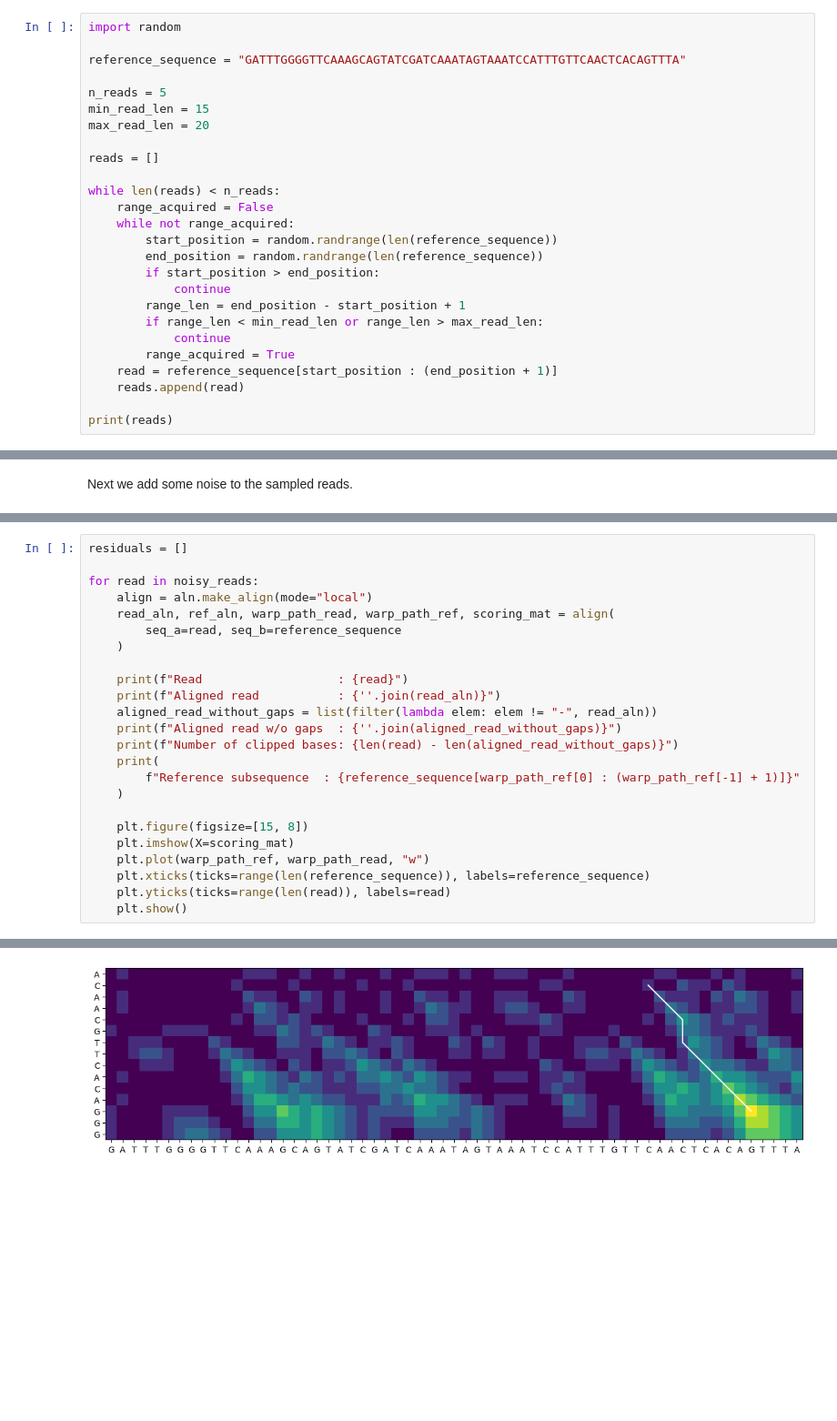
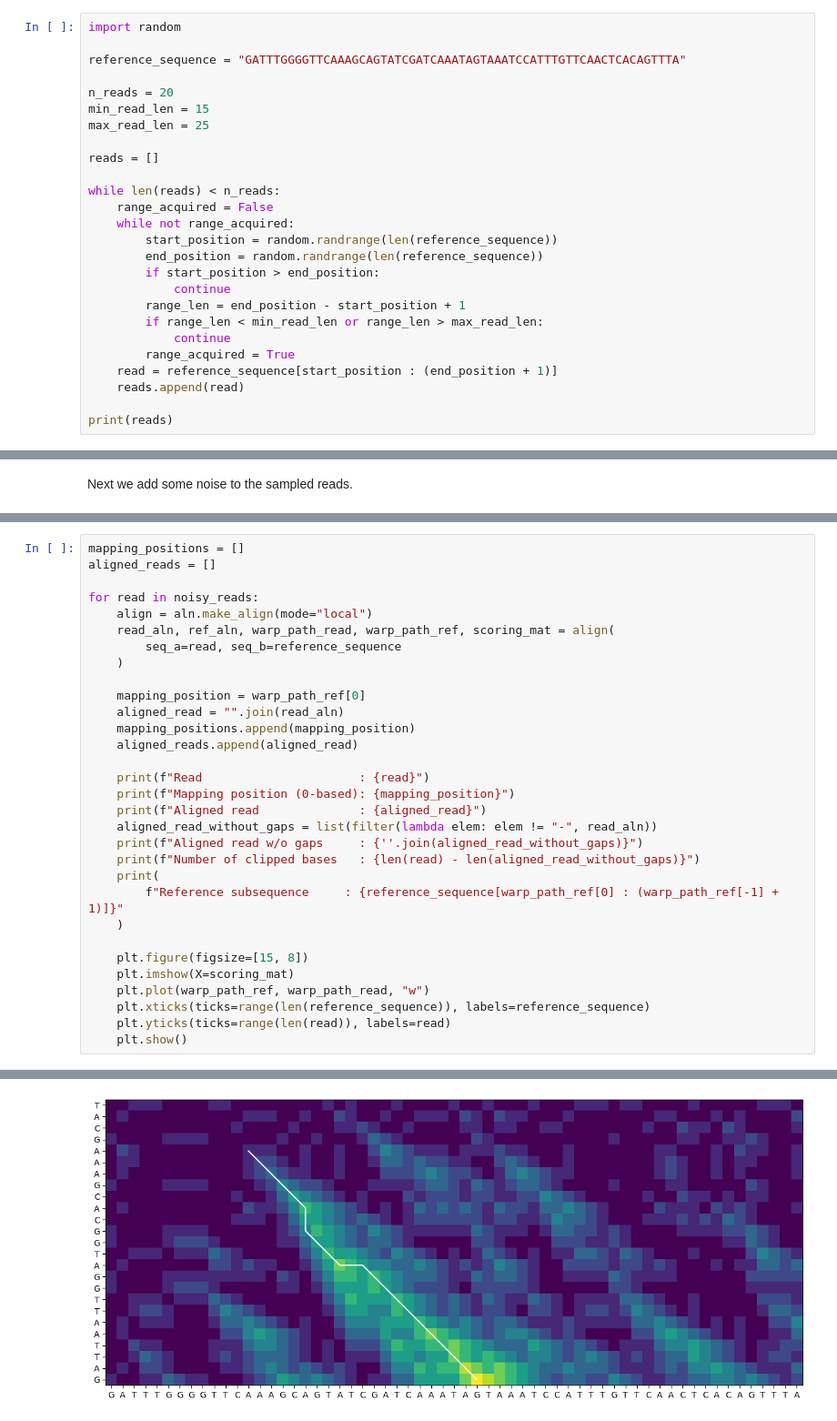
Before and after one commit to voges/amlg, a Jupyter notebook: notebooks/demos/pairwise-sequence-alignment-demo/pairwise-sequence-alignment-demo.ipynb, the cells around one changed output, grey strips where cells are left out. Shown at 91% size. Saved outputs shown, nothing was run; the diff lists cells and outputs as text; blank space fills up the shorter version.

```diff
--- a/notebooks/demos/pairwise-sequence-alignment-demo/pairwise-sequence-alignment-demo.ipynb
+++ b/notebooks/demos/pairwise-sequence-alignment-demo/pairwise-sequence-alignment-demo.ipynb
@@ -93,9 +93,9 @@ import random
 
 reference_sequence = "GATTTGGGGTTCAAAGCAGTATCGATCAAATAGTAAATCCATTTGTTCAACTCACAGTTTA"
 
-n_reads = 5
+n_reads = 20
 min_read_len = 15
-max_read_len = 20
+max_read_len = 25
 
 reads = []
 
@@ -149,5 +163,6 @@ We also compute the residual of each noisy read w.r.t. the reference sequence.
 # %%
-residuals = []
+mapping_positions = []
+aligned_reads = []
 
 for read in noisy_reads:
     align = aln.make_align(mode="local")
@@ -155,13 +170,19 @@ for read in noisy_reads:
         seq_a=read, seq_b=reference_sequence
     )
 
-    print(f"Read                   : {read}")
-    print(f"Aligned read           : {''.join(read_aln)}")
+    mapping_position = warp_path_ref[0]
+    aligned_read = "".join(read_aln)
+    mapping_positions.append(mapping_position)
+    aligned_reads.append(aligned_read)
+
+    print(f"Read                      : {read}")
+    print(f"Mapping position (0-based): {mapping_position}")
+    print(f"Aligned read              : {aligned_read}")
     aligned_read_without_gaps = list(filter(lambda elem: elem != "-", read_aln))
-    print(f"Aligned read w/o gaps  : {''.join(aligned_read_without_gaps)}")
-    print(f"Number of clipped bases: {len(read) - len(aligned_read_without_gaps)}")
+    print(f"Aligned read w/o gaps     : {''.join(aligned_read_without_gaps)}")
+    print(f"Number of clipped bases   : {len(read) - len(aligned_read_without_gaps)}")
     print(
-        f"Reference subsequence  : {reference_sequence[warp_path_ref[0] : (warp_path_ref[-1] + 1)]}"
+        f"Reference subsequence     : {reference_sequence[warp_path_ref[0] : (warp_path_ref[-1] + 1)]}"
     )
 
     plt.figure(figsize=[15, 8])
@@ -187 +208 @@ Reference subsequence  : CAACTCACAG
-[figure, old version]
+[figure, new version]
```
Also changed, not shown: parts of 11 cells of this notebook.
